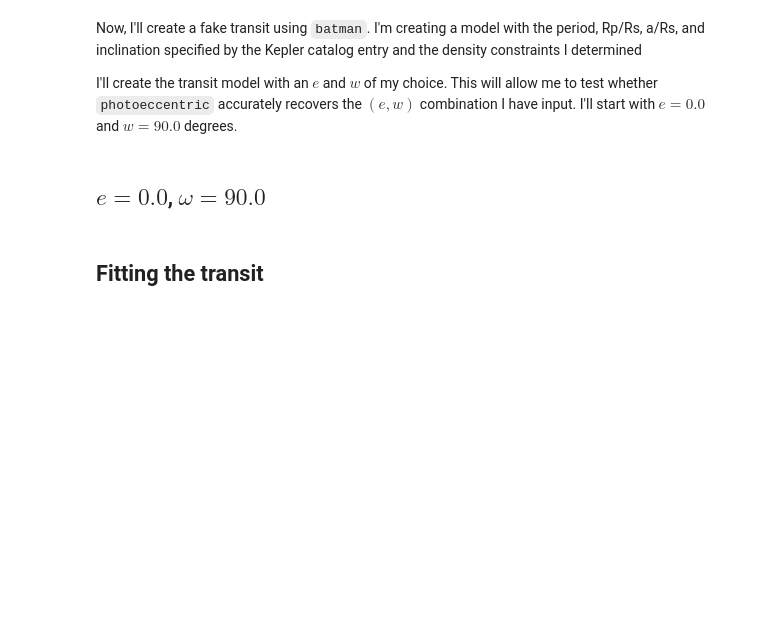
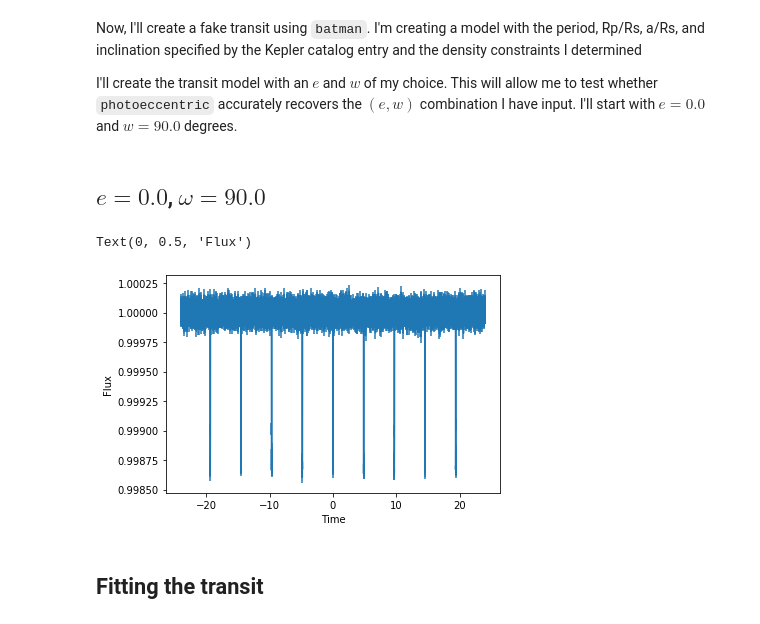
Before and after one commit to ssagear/photoeccentric, a Jupyter notebook: notebooks/photoeccentric_tutorial.ipynb, the cells around one changed output. Saved outputs shown, nothing was run; the diff lists cells and outputs as text; code cells hidden in the pictures; blank space fills up the shorter version.

```diff
--- a/notebooks/photoeccentric_tutorial.ipynb
+++ b/notebooks/photoeccentric_tutorial.ipynb
@@ -168,6 +171,15 @@ flux = planetlc(time, period, rprs, a_rs, i, w)
 # Adding some gaussian noise
 noise = np.random.normal(0,0.00005,len(time))
 nflux = flux+noise
+flux_err = np.array([0.00005]*len(nflux))
+# %%
+plt.errorbar(time, nflux, yerr=flux_err)
+plt.xlabel('Time')
+plt.ylabel('Flux')
+#plt.xlim(-1, 1)
+# %% [output]
+Text(0, 0.5, 'Flux')
+[figure, added]
 # %% [markdown]
 ## Fitting the transit
 # %% [markdown]
```
Also changed, not shown: parts of 27 cells of this notebook, 2 other files.
